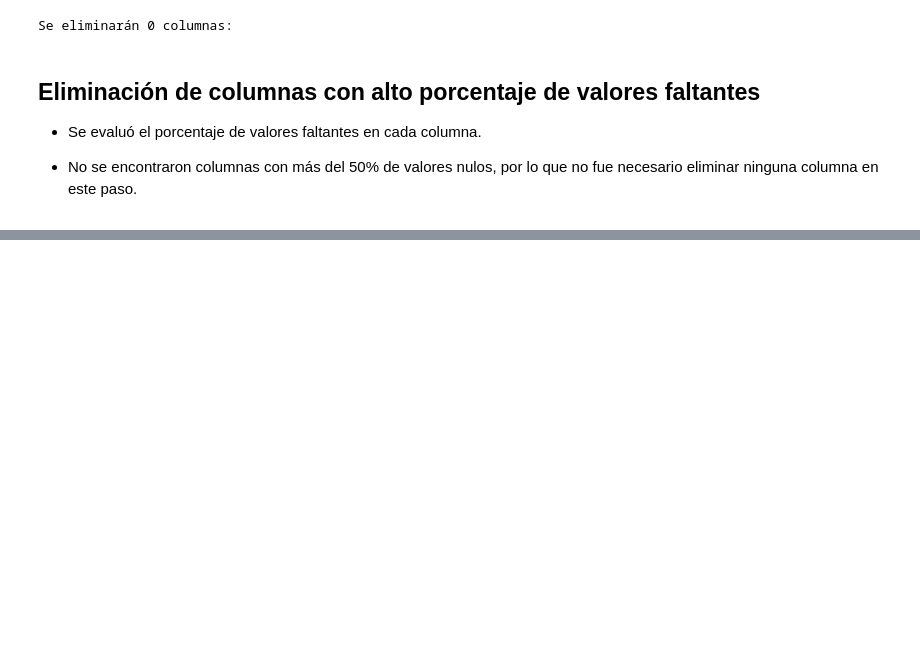
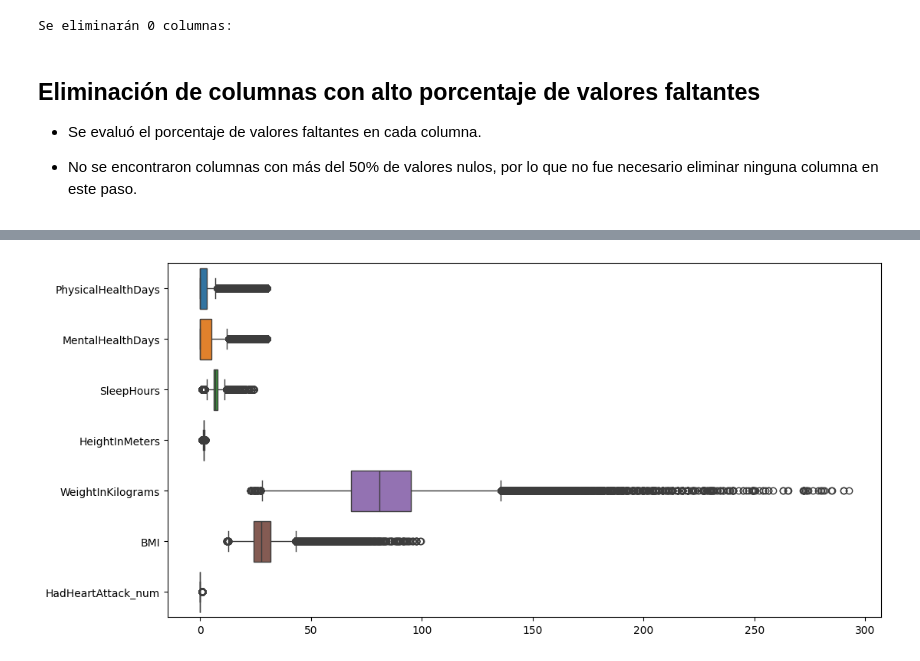
Before and after one commit to Juditga97/ML_Prevencion_Infartos, a Jupyter notebook: src/notebooks/main Judit.ipynb, the cells around one changed output, grey strips where cells are left out. Saved outputs shown, nothing was run; the diff lists cells and outputs as text; code cells hidden in the pictures; blank space fills up the shorter version.

```diff
--- a/src/notebooks/main Judit.ipynb
+++ b/src/notebooks/main Judit.ipynb
@@ -385,0 +392,6 @@ plt.show()
+# %%
+plt.figure(figsize=(12,6))
+sns.boxplot(data=df[numerical_cols], orient="h")
+plt.show()
+# %% [output]
+[figure, added]
```
Also changed, not shown: parts of 38 cells of this notebook.
